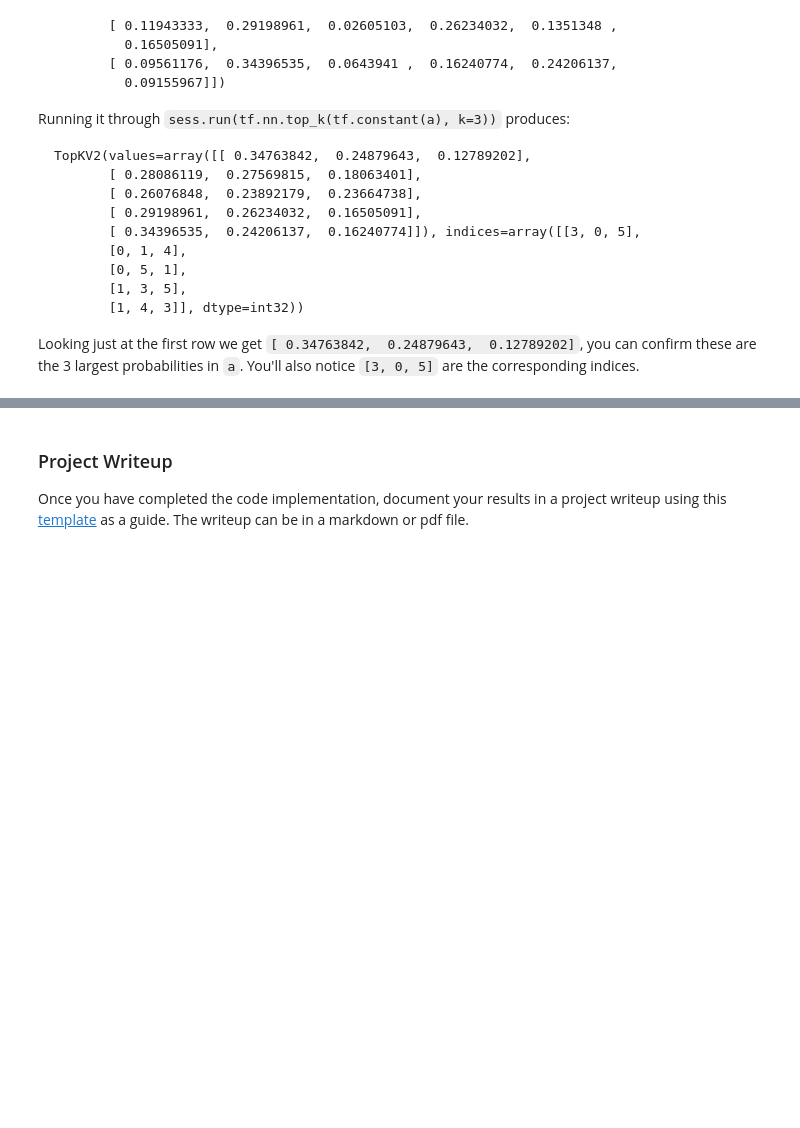
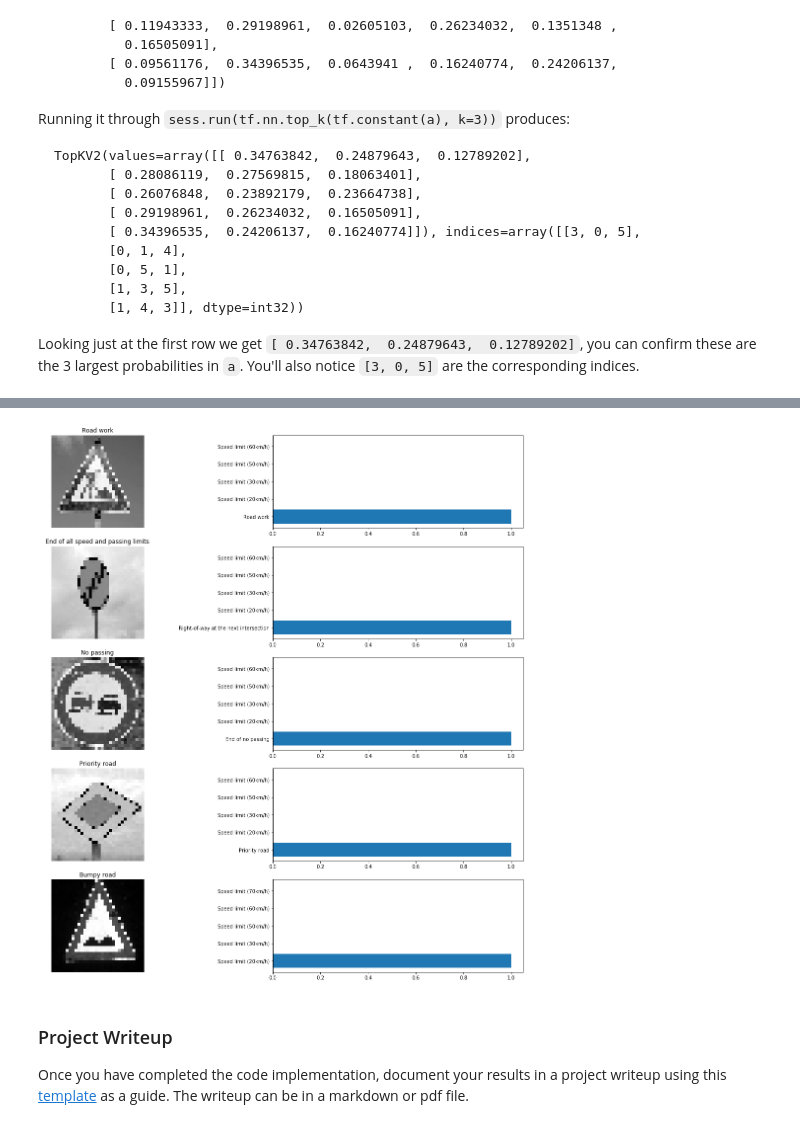
Before and after one commit to dataronio/CarND-Traffic_Sign_Classifier-P2, a Jupyter notebook: Traffic_Sign_Classifier.ipynb, the cells around one changed output, grey strips where cells are left out. Saved outputs shown, nothing was run; the diff lists cells and outputs as text; code cells hidden in the pictures; blank space fills up the shorter version.

```diff
--- a/Traffic_Sign_Classifier.ipynb
+++ b/Traffic_Sign_Classifier.ipynb
@@ -601,14 +595,10 @@ plt.show()
 ### Run the predictions here and use the model to output the prediction for each image.
 ### Make sure to pre-process the images with the same pre-processing pipeline used earlier.
 ### Feel free to use as many code cells as needed.
-# %%
-sess=tf.Session()
-#First let's load meta graph and restore weights
-saver = tf.train.import_meta_graph('trafficnet.meta')
-saver.restore(sess,tf.train.latest_checkpoint('./'))
 # %%
-correct_prediction = tf.equal(tf.argmax(logits, 1), tf.argmax(one_hot_y, 1))
-accuracy_operation = tf.reduce_mean(tf.cast(correct_prediction, tf.float32))
-pred = sess.run(tf.argmax(logits, 1), feed_dict={x: images_input})
-print(pred)
+with tf.Session() as sess:
+    saver.restore(sess, tf.train.latest_checkpoint('.'))
+
+    pred = sess.run(tf.argmax(logits, 1), feed_dict={x: images_input})
+    print(pred)
 # %% [output]
@@ -618,3 +608,9 @@ NameError: name 'logits' is not defined
 # %%
 ### Calculate the accuracy for these 5 new images.
 ### For example, if the model predicted 1 out of 5 signs correctly, it's 20% accurate on these new images.
+# %%
+with tf.Session() as sess:
+    saver.restore(sess, tf.train.latest_checkpoint('.'))
+
+    test_accuracy = evaluate(images_input, images_y)
+    print("Test Accuracy = {:.3f}".format(test_accuracy))
@@ -661,3 +659,9 @@ Looking just at the first row we get `[ 0.34763842,  0.24879643,  0.12789202]`,
 # %%
 ### Print out the top five softmax probabilities for the predictions on the German traffic sign images found on the web.
 ### Feel free to use as many code cells as needed.
+# %%
+with tf.Session() as sess:
+    saver.restore(sess, tf.train.latest_checkpoint('.'))
+
+    top_5 = sess.run(tf.nn.top_k(tf.nn.softmax(logits), k=5), feed_dict={x: images_input})
+    print(top_5)
@@ -664,3 +678,20 @@ Looking just at the first row we get `[ 0.34763842,  0.24879643,  0.12789202]`,
+# %%
+figpic = plt.figure(figsize=(20, 20))
+pos = np.arange(5)+1
+for i in range(1, 6):
+    figpic.add_subplot(5, 2, 2*i-1)
+    plt.imshow(images_input[i-1].squeeze(), cmap='gray')
+    figpic.add_subplot(5, 2, 2*i-1).axis('off')
+    figpic.add_subplot(5, 2, 2*i-1).set_title(labels[images_y[i-1]])
+
+    figpic.add_subplot(5, 2, 2*i)
+    plt.barh(pos, top_5.values[i-1, :], align='center')
+    signs=[labels[k] for k in top_5.indices[i-1]]
+    plt.yticks(np.arange(1, 6, 1), signs)
+
+plt.show()
+# %% [output]
+[figure, added]
 # %% [markdown]
 ### Project Writeup
 
```
Also changed, not shown: parts of 10 cells of this notebook, 4 other files.
